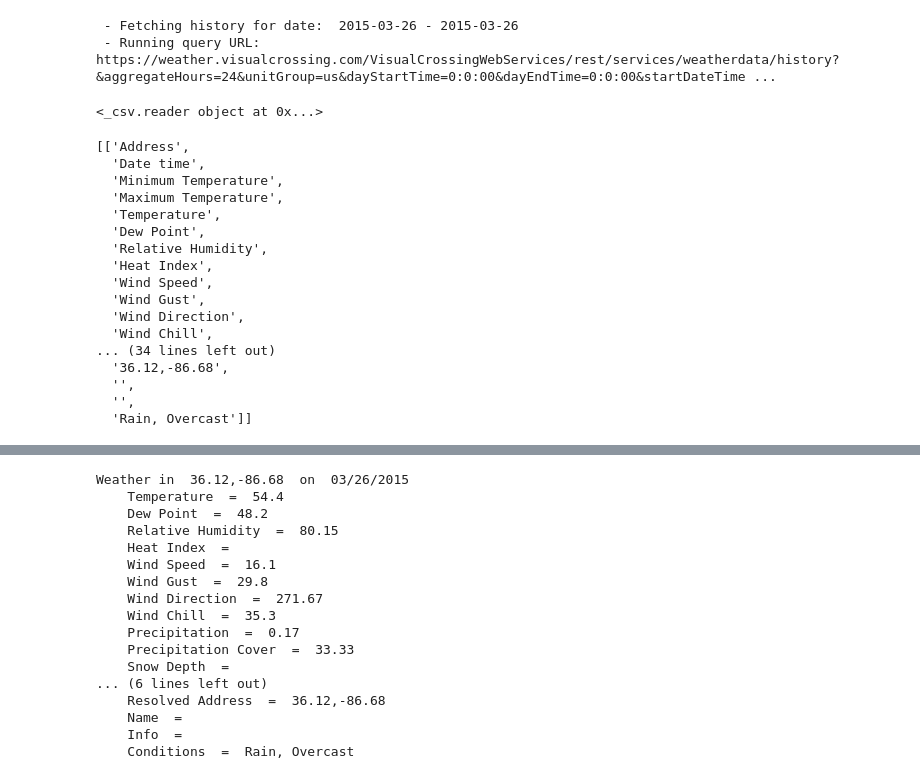
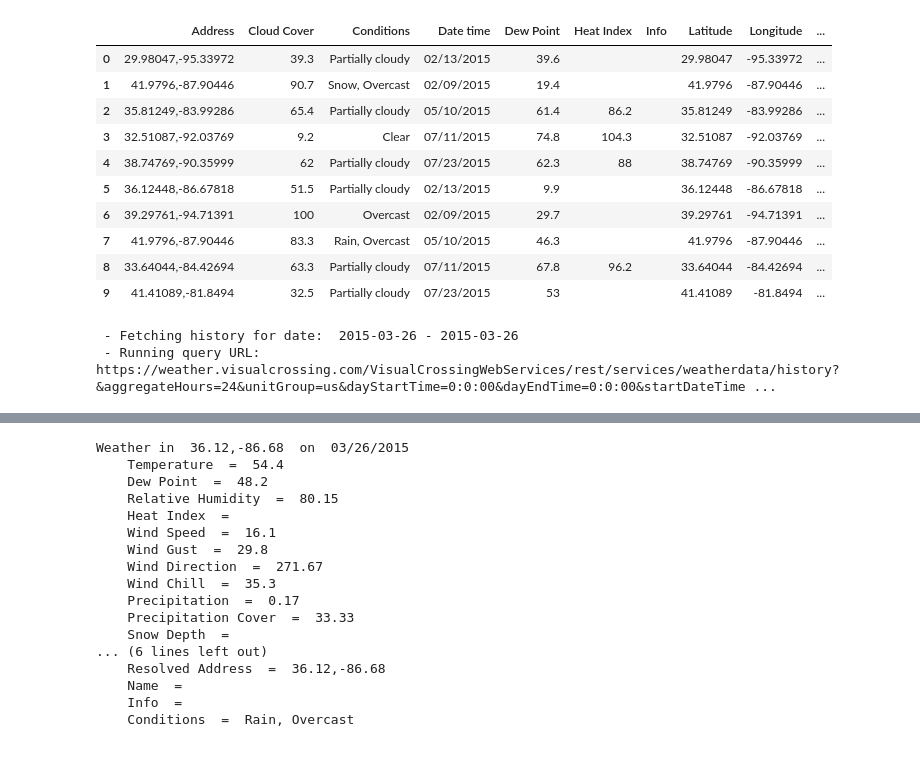
Before and after one commit to binh748/flight-classification, a Jupyter notebook: weather_data.ipynb, the cells around one changed output, grey strips where cells are left out. Cells and saved outputs as stored; diff of their text form; code cells hidden in the pictures.

Commit message:
Finished pulling weather data for sample_df

```diff
--- a/weather_data.ipynb
+++ b/weather_data.ipynb
@@ -20,0 +28,13 @@ pd.set_option('display.precision', 2)
+# %%
+# Step 1
+sample_df['date_str'] = (sample_df['year'].astype(str).str.cat(sample_df['month'].astype(str), sep='-')
+                       .str.cat(sample_df['day'].astype(str), sep='-'))
+
+sample_df['date_str'] = pd.to_datetime(sample_df['date_str'], format='%Y-%m-%d').astype(str)
+# %%
+# Step 2
+sample_df['origin_airport_coordinates'] = (sample_df['origin_airport_latitude'].astype(str).str.cat(
+                                          sample_df['origin_airport_longitude'].astype(str), sep=','))
+
+sample_df['destination_airport_coordinates'] = (sample_df['destination_airport_latitude'].astype(str).str.cat(
+                                               sample_df['destination_airport_longitude'].astype(str), sep=','))
@@ -20,0 +43,2 @@ pd.set_option('display.precision', 2)
+# %%
+all_queries = create_queries(sample_df)
@@ -20,0 +49,2 @@ pd.set_option('display.precision', 2)
+# %%
+weather_df = collect_weather_data_into_df(all_queries)
@@ -21,3 +192,17 @@ pd.set_option('display.precision', 2)
+# %%
+weather_df
+# %% [output]
+|  | Address | Cloud Cover | Conditions | Date time | Dew Point | Heat Index | Info | Latitude | Longitude | ... |
+| 0 | 29.98047,-95.33972 | 39.3 | Partially cloudy | 02/13/2015 | 39.6 |  |  | 29.98047 | -95.33972 | ... |
+| 1 | 41.9796,-87.90446 | 90.7 | Snow, Overcast | 02/09/2015 | 19.4 |  |  | 41.9796 | -87.90446 | ... |
+| 2 | 35.81249,-83.99286 | 65.4 | Partially cloudy | 05/10/2015 | 61.4 | 86.2 |  | 35.81249 | -83.99286 | ... |
+| 3 | 32.51087,-92.03769 | 9.2 | Clear | 07/11/2015 | 74.8 | 104.3 |  | 32.51087 | -92.03769 | ... |
+| 4 | 38.74769,-90.35999 | 62 | Partially cloudy | 07/23/2015 | 62.3 | 88 |  | 38.74769 | -90.35999 | ... |
+| 5 | 36.12448,-86.67818 | 51.5 | Partially cloudy | 02/13/2015 | 9.9 |  |  | 36.12448 | -86.67818 | ... |
+| 6 | 39.29761,-94.71391 | 100 | Overcast | 02/09/2015 | 29.7 |  |  | 39.29761 | -94.71391 | ... |
+| 7 | 41.9796,-87.90446 | 83.3 | Rain, Overcast | 05/10/2015 | 46.3 |  |  | 41.9796 | -87.90446 | ... |
+| 8 | 33.64044,-84.42694 | 63.3 | Partially cloudy | 07/11/2015 | 67.8 | 96.2 |  | 33.64044 | -84.42694 | ... |
+| 9 | 41.41089,-81.8494 | 32.5 | Partially cloudy | 07/23/2015 | 53 |  |  | 41.41089 | -81.8494 | ... |
 # %%
 # This is the core of our weather query URL
 BaseURL = 'https://weather.visualcrossing.com/VisualCrossingWebServices/rest/services/weatherdata/'
@@ -56,33 +241,3 @@ print(' - Running query URL:', URL)
 # %%
 CSVBytes = urllib.request.urlopen(URL)
 CSVText = csv.reader(codecs.iterdecode(CSVBytes, 'utf-8'))
-# %%
-print(CSVText)
-# %% [output]
-<_csv.reader object at 0x...>
-# %%
-test_dict = {}
-row_index = 0
-csv_row_list = []
-for row in CSVText:
-    csv_row_list.append(row)
-
-csv_row_list[0]
-# %% [output]
-[['Address',
-  'Date time',
-  'Minimum Temperature',
-  'Maximum Temperature',
-  'Temperature',
-  'Dew Point',
-  'Relative Humidity',
-  'Heat Index',
-  'Wind Speed',
-  'Wind Gust',
-  'Wind Direction',
-  'Wind Chill',
-... (34 lines left out)
-  '36.12,-86.68',
-  '',
-  '',
-  'Rain, Overcast']]
```
Also changed, not shown: parts of 18 cells of this notebook, 1 other file.
